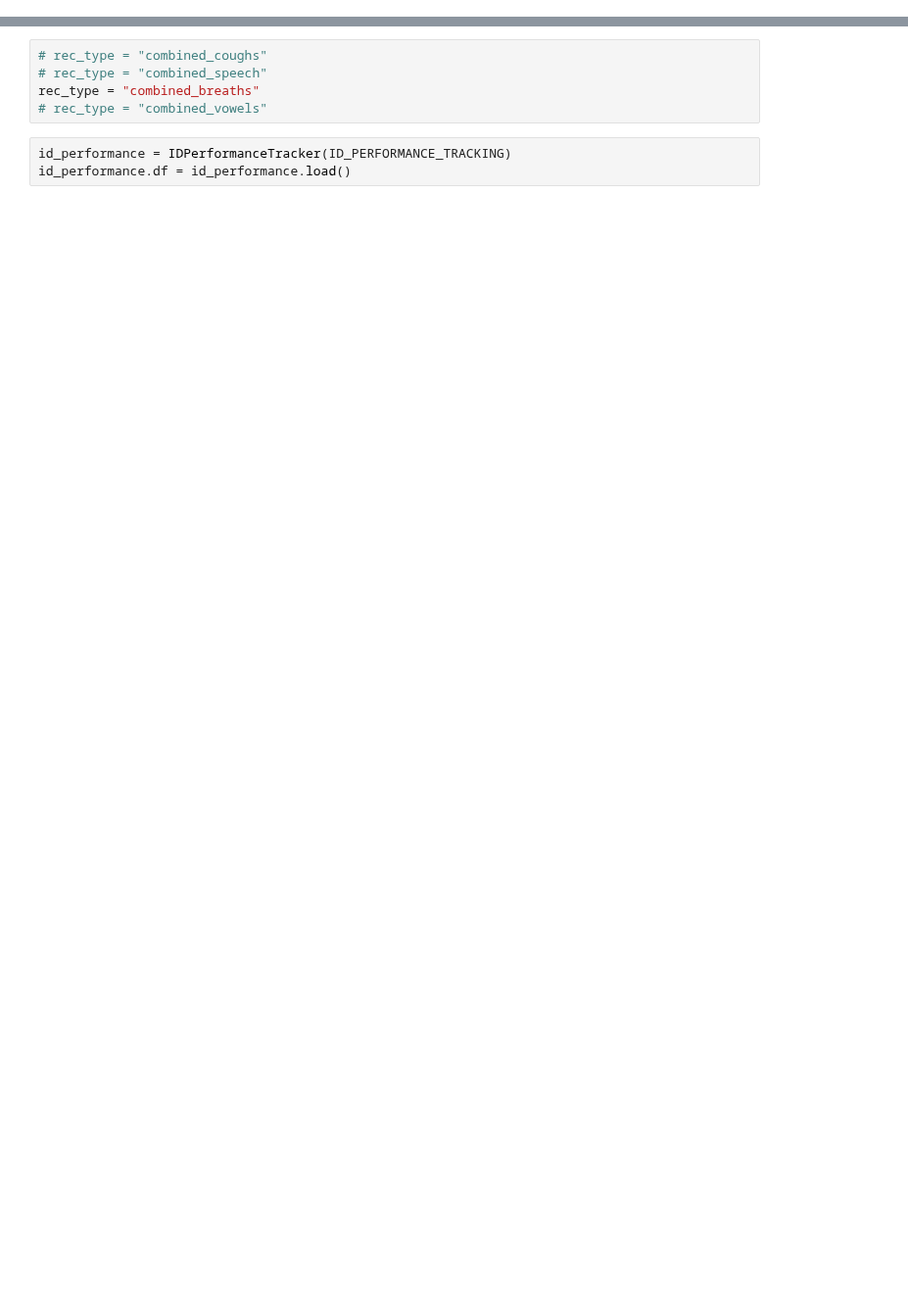
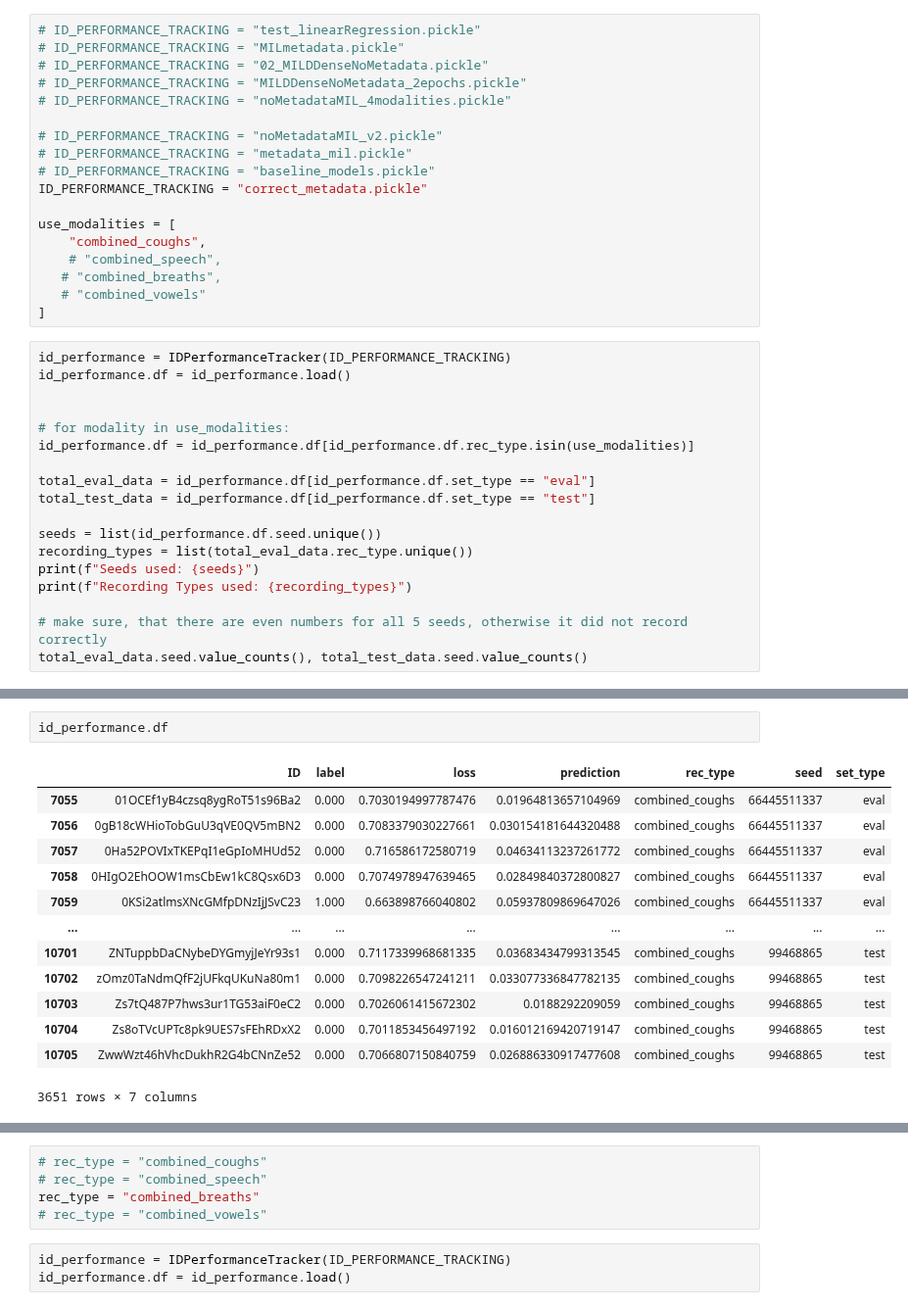
Before and after one commit to MichaelReiter94/acoustic_covid_detection, a Jupyter notebook: python/Jupyter_Notebooks/_linear_regression_predictions.ipynb, the cells around one changed output, grey strips where cells are left out. Shown at 98% size. Cells and saved outputs as stored; diff of their text form; blank space fills up the shorter version.

Commit message:
updated MIL model, metadata parameters and perofrmance analysis

```diff
--- a/python/Jupyter_Notebooks/_linear_regression_predictions.ipynb
+++ b/python/Jupyter_Notebooks/_linear_regression_predictions.ipynb
@@ -303,0 +20,36 @@ test set:    82.6 28.7
+# %%
+# ID_PERFORMANCE_TRACKING = "test_linearRegression.pickle"
+# ID_PERFORMANCE_TRACKING = "MILmetadata.pickle"
+# ID_PERFORMANCE_TRACKING = "02_MILDDenseNoMetadata.pickle"
+# ID_PERFORMANCE_TRACKING = "MILDDenseNoMetadata_2epochs.pickle"
+# ID_PERFORMANCE_TRACKING = "noMetadataMIL_4modalities.pickle"
+
+# ID_PERFORMANCE_TRACKING = "noMetadataMIL_v2.pickle"
+# ID_PERFORMANCE_TRACKING = "metadata_mil.pickle"
+# ID_PERFORMANCE_TRACKING = "baseline_models.pickle"
+ID_PERFORMANCE_TRACKING = "correct_metadata.pickle"
+
+use_modalities = [
+    "combined_coughs",
+    # "combined_speech",
+   # "combined_breaths",
+   # "combined_vowels"
+]
+# %%
+id_performance = IDPerformanceTracker(ID_PERFORMANCE_TRACKING)
+id_performance.df = id_performance.load()
+
+
+# for modality in use_modalities:
+id_performance.df = id_performance.df[id_performance.df.rec_type.isin(use_modalities)]
+
+total_eval_data = id_performance.df[id_performance.df.set_type == "eval"]
+total_test_data = id_performance.df[id_performance.df.set_type == "test"]
+
+seeds = list(id_performance.df.seed.unique())
+recording_types = list(total_eval_data.rec_type.unique())
+print(f"Seeds used: {seeds}")
+print(f"Recording Types used: {recording_types}")
+
+# make sure, that there are even numbers for all 5 seeds, otherwise it did not record correctly
+total_eval_data.seed.value_counts(), total_test_data.seed.value_counts()
@@ -303,0 +71,16 @@ test set:    82.6 28.7
+# %%
+id_performance.df
+# %% [output]
+|  | ID | label | loss | prediction | rec_type | seed | set_type |
+| 7055 | 01OCEf1yB4czsq8ygRoT51s96Ba2 | 0.000 | 0.7030194997787476 | 0.01964813657104969 | combined_coughs | 66445511337 | eval |
+| 7056 | 0gB18cWHioTobGuU3qVE0QV5mBN2 | 0.000 | 0.7083379030227661 | 0.030154181644320488 | combined_coughs | 66445511337 | eval |
+| 7057 | 0Ha52POVIxTKEPqI1eGpIoMHUd52 | 0.000 | 0.716586172580719 | 0.04634113237261772 | combined_coughs | 66445511337 | eval |
+| 7058 | 0HIgO2EhOOW1msCbEw1kC8Qsx6D3 | 0.000 | 0.7074978947639465 | 0.02849840372800827 | combined_coughs | 66445511337 | eval |
+| 7059 | 0KSi2atlmsXNcGMfpDNzIjJSvC23 | 1.000 | 0.663898766040802 | 0.05937809869647026 | combined_coughs | 66445511337 | eval |
+| ... | ... | ... | ... | ... | ... | ... | ... |
+| 10701 | ZNTuppbDaCNybeDYGmyjJeYr93s1 | 0.000 | 0.7117339968681335 | 0.03683434799313545 | combined_coughs | 99468865 | test |
+| 10702 | zOmz0TaNdmQfF2jUFkqUKuNa80m1 | 0.000 | 0.7098226547241211 | 0.033077336847782135 | combined_coughs | 99468865 | test |
+| 10703 | Zs7tQ487P7hws3ur1TG53aiF0eC2 | 0.000 | 0.7026061415672302 | 0.0188292209059 | combined_coughs | 99468865 | test |
+| 10704 | Zs8oTVcUPTc8pk9UES7sFEhRDxX2 | 0.000 | 0.7011853456497192 | 0.016012169420719147 | combined_coughs | 99468865 | test |
+| 10705 | ZwwWzt46hVhcDukhR2G4bCNnZe52 | 0.000 | 0.7066807150840759 | 0.026886330917477608 | combined_coughs | 99468865 | test |
+3651 rows × 7 columns
```
Also changed, not shown: parts of 52 cells of this notebook, 26 other files.
